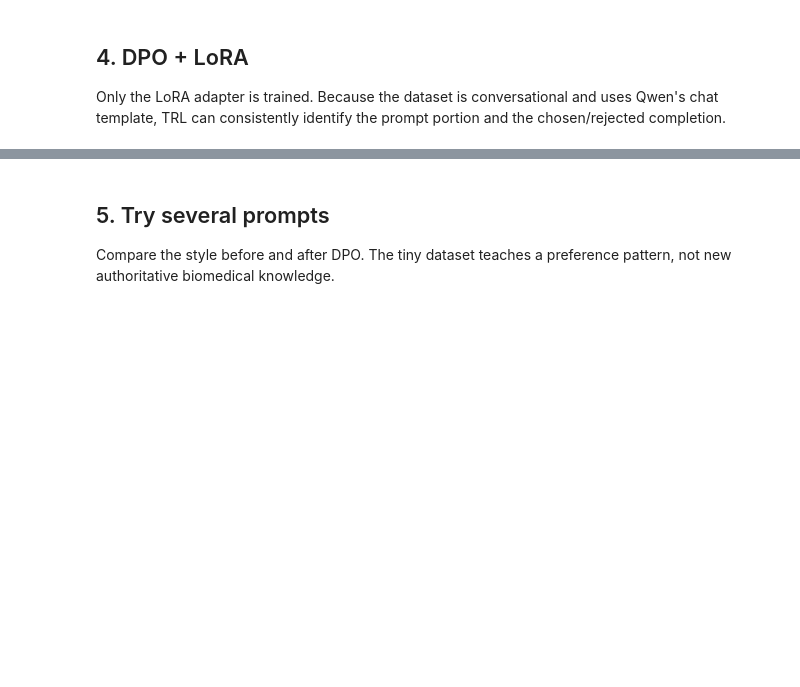
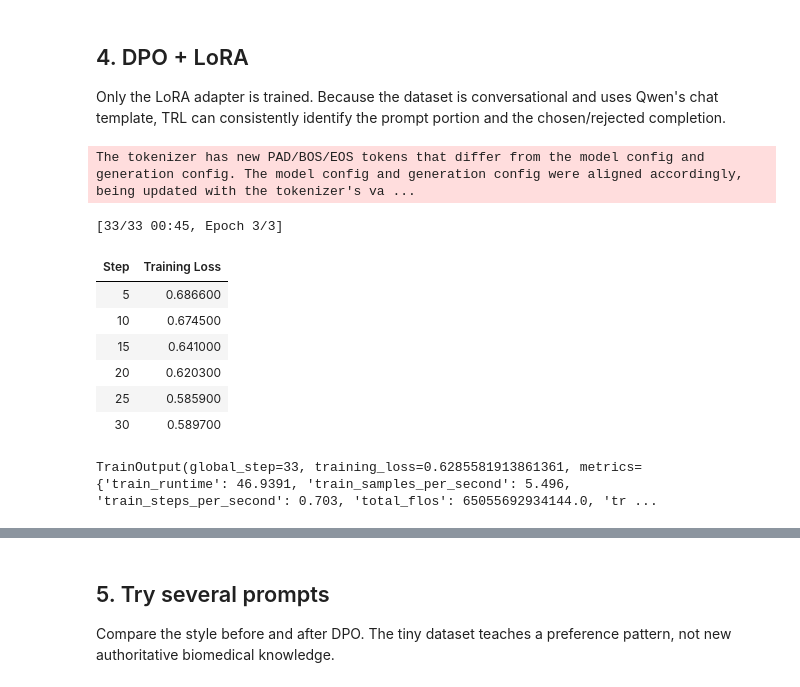
Before and after one commit to inoue0426/llm-post-training, a Jupyter notebook: notebooks/02_dpo.ipynb, the cells around one changed output, grey strips where cells are left out. Drawn from its saved outputs; the diff is of its cells as text; code cells hidden in the pictures; blank space fills up the shorter version.

```diff
--- a/notebooks/02_dpo.ipynb
+++ b/notebooks/02_dpo.ipynb
@@ -108,39 +147,49 @@ from peft import LoraConfig
 from trl import DPOConfig, DPOTrainer
 
 lora_config = LoraConfig(
     r=8,
     lora_alpha=16,
     lora_dropout=0.05,
     target_modules=['q_proj','k_proj','v_proj','o_proj'],
     bias='none',
     task_type='CAUSAL_LM',
 )
 
 dpo_args = DPOConfig(
-    output_dir='./outputs/dpo-biobot',
+    output_dir="./outputs/dpo-biobot",
     per_device_train_batch_size=2,
     gradient_accumulation_steps=4,
     num_train_epochs=3,
     learning_rate=1e-5,
     beta=0.1,
     max_length=256,
-    max_prompt_length=128,
     logging_steps=5,
-    save_strategy='no',
-    report_to='none',
-    fp16=not torch.cuda.is_bf16_supported(),
-    bf16=torch.cuda.is_bf16_supported(),
+    save_strategy="no",
+    report_to="none",
+    fp16=torch.cuda.is_available() and not torch.cuda.is_bf16_supported(),
+    bf16=torch.cuda.is_available() and torch.cuda.is_bf16_supported(),
 )
 
 trainer = DPOTrainer(
     model=model,
     args=dpo_args,
     train_dataset=train_dataset,
     eval_dataset=eval_dataset,
     processing_class=tokenizer,
     peft_config=lora_config,
 )
 trainer.train()
+# %% [output]
+The tokenizer has new PAD/BOS/EOS tokens that differ from the model config and generation config. The model config and generation config were aligned accordingly, being updated with the tokenizer's va ...
+[33/33 00:45, Epoch 3/3]
+| Step | Training Loss |
+| 5 | 0.686600 |
+| 10 | 0.674500 |
+| 15 | 0.641000 |
+| 20 | 0.620300 |
+| 25 | 0.585900 |
+| 30 | 0.589700 |
+TrainOutput(global_step=33, training_loss=0.6285581913861361, metrics={'train_runtime': 46.9391, 'train_samples_per_second': 5.496, 'train_steps_per_second': 0.703, 'total_flos': 65055692934144.0, 'tr ...
 # %%
 model.eval()
 print('AFTER DPO')
```
Also changed, not shown: parts of 9 cells of this notebook.
